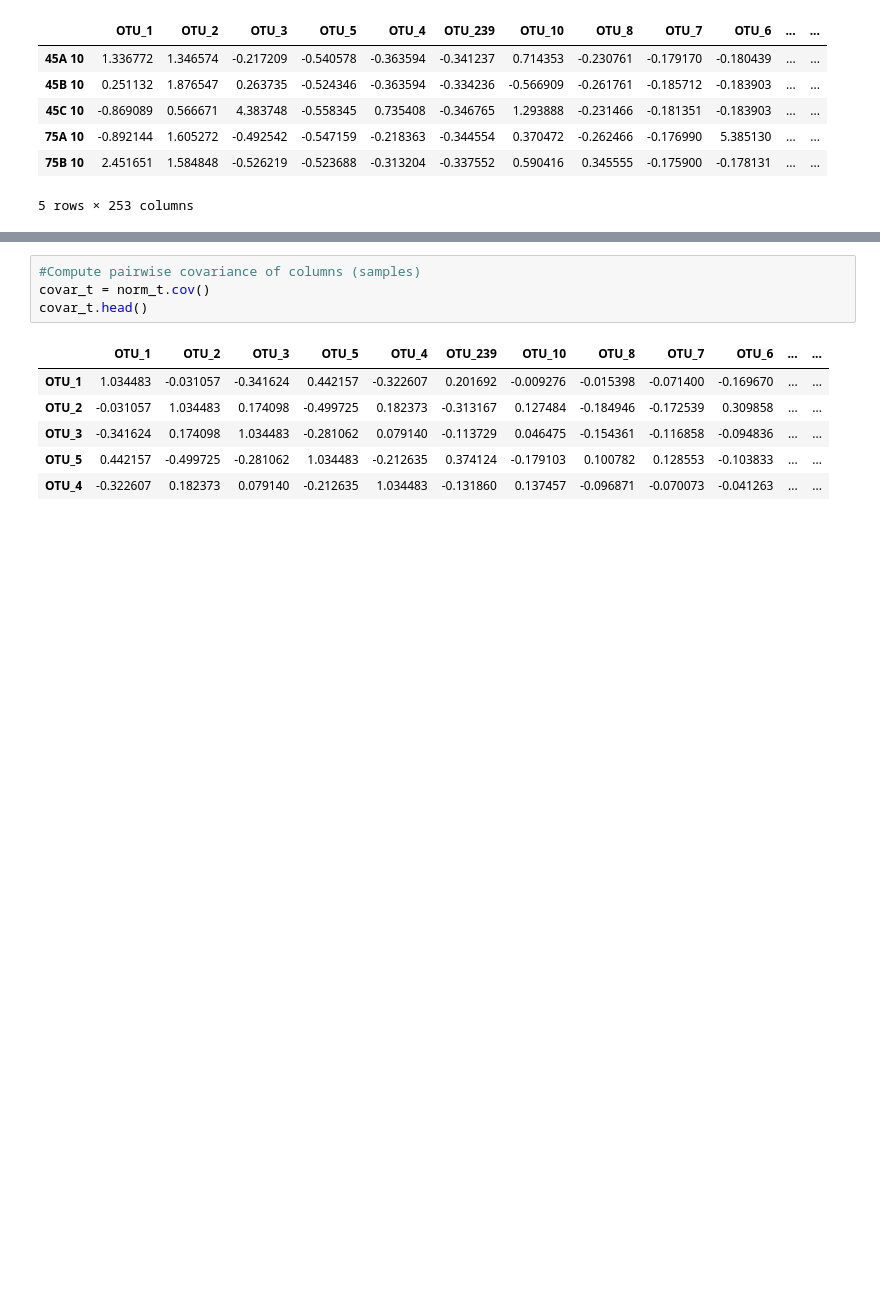
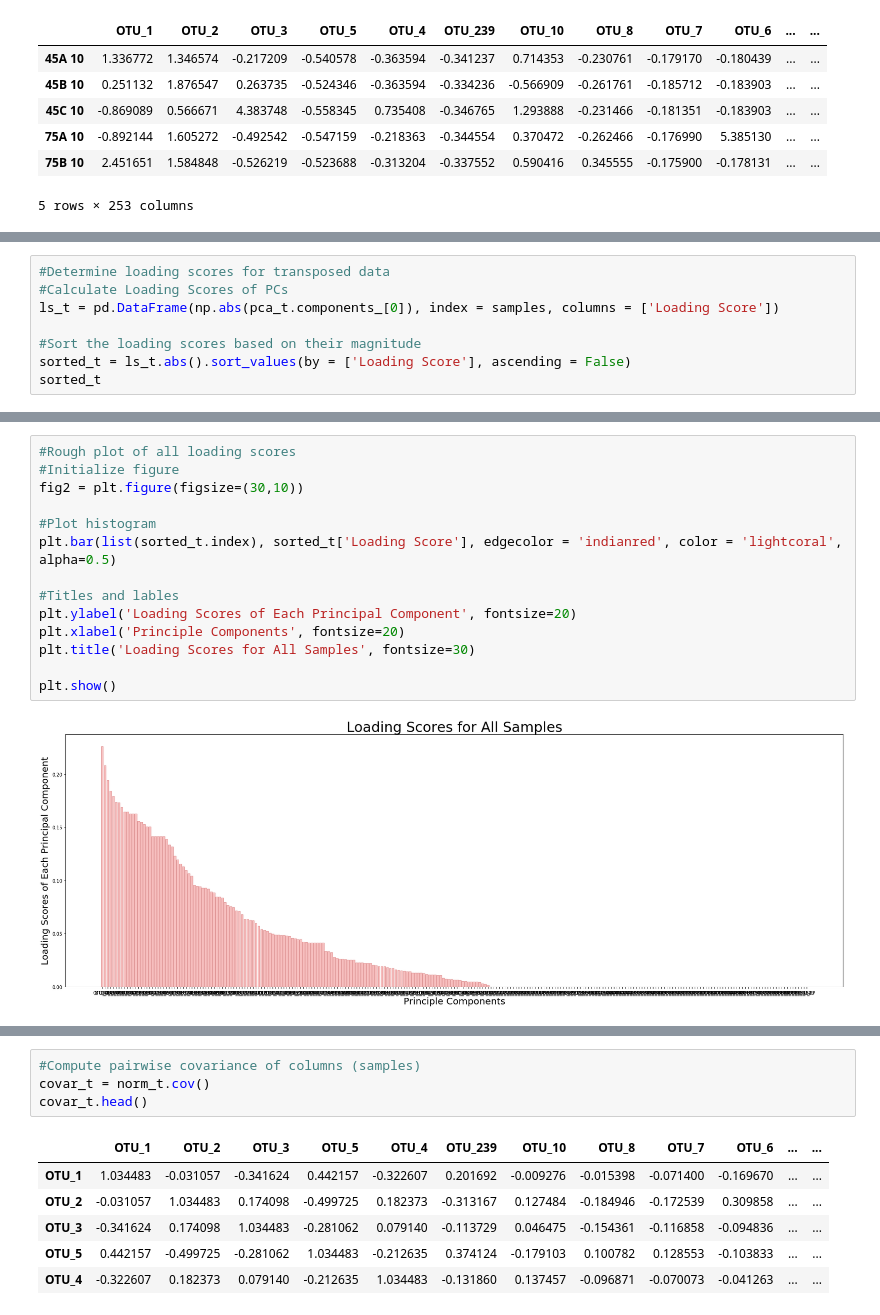
Before and after one commit to kaykrish/comab, a Jupyter notebook: par_cor_oad_t.ipynb, the cells around one changed output, grey strips where cells are left out. Cells and saved outputs as stored; diff of their text form; blank space fills up the shorter version.

```diff
--- a/par_cor_oad_t.ipynb
+++ b/par_cor_oad_t.ipynb
@@ -81,0 +159,8 @@ norm_t.head()
+# %%
+#Determine loading scores for transposed data
+#Calculate Loading Scores of PCs
+ls_t = pd.DataFrame(np.abs(pca_t.components_[0]), index = samples, columns = ['Loading Score'])
+
+#Sort the loading scores based on their magnitude
+sorted_t = ls_t.abs().sort_values(by = ['Loading Score'], ascending = False)
+sorted_t
@@ -81,0 +186,16 @@ norm_t.head()
+# %%
+#Rough plot of all loading scores
+#Initialize figure
+fig2 = plt.figure(figsize=(30,10))
+
+#Plot histogram
+plt.bar(list(sorted_t.index), sorted_t['Loading Score'], edgecolor = 'indianred', color = 'lightcoral', alpha=0.5)
+
+#Titles and lables
+plt.ylabel('Loading Scores of Each Principal Component', fontsize=20)
+plt.xlabel('Principle Components', fontsize=20)
+plt.title('Loading Scores for All Samples', fontsize=30)
+
+plt.show()
+# %% [output]
+[figure, added]
```
Also changed, not shown: parts of 32 cells of this notebook.
